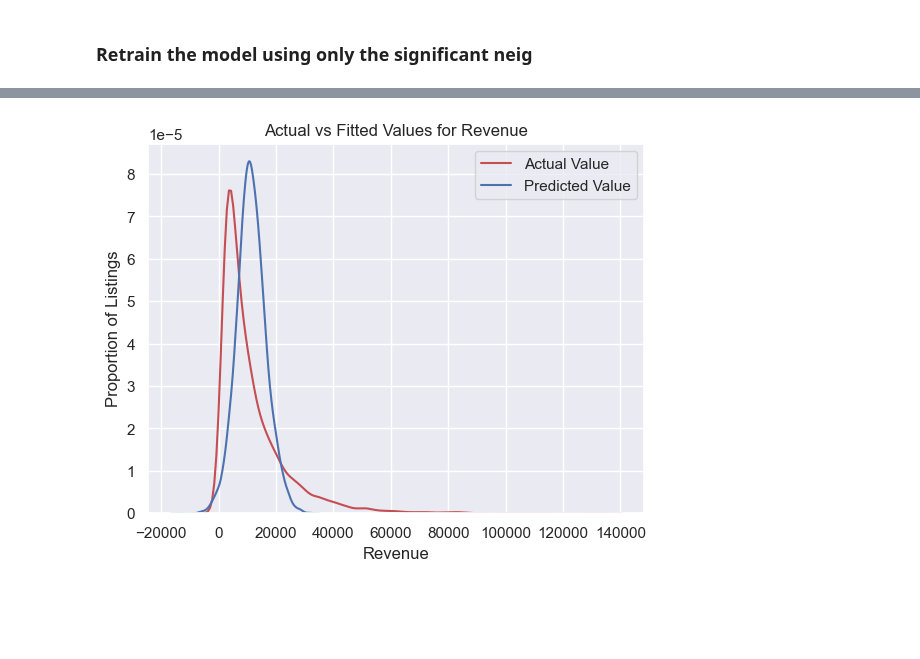
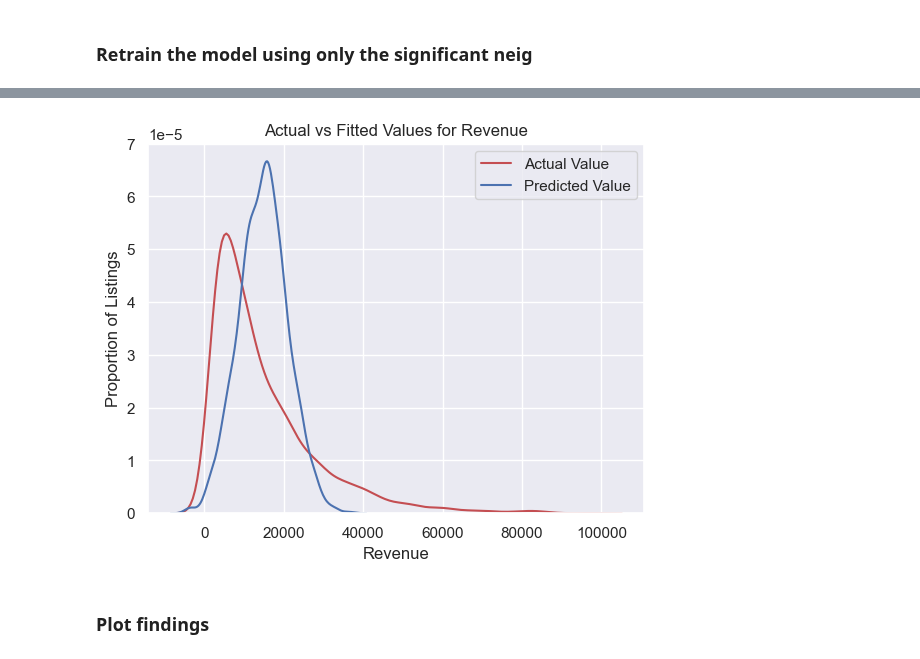
Before and after one commit to S3tuit/jup_lab, a Jupyter notebook: airbnb/airbnb_analysis.ipynb, the cells around one changed output, grey strips where cells are left out. Saved outputs shown, nothing was run; the diff lists cells and outputs as text; code cells hidden in the pictures; blank space fills up the shorter version.

```diff
--- a/airbnb/airbnb_analysis.ipynb
+++ b/airbnb/airbnb_analysis.ipynb
@@ -124,7 +124,7 @@ df[df['bed']>4]['id'].count()
 # %% [output]
 155
 # %%
-df = df[df['bed']<5]
+df = df[df['bed']<6]
 # %% [markdown]
 ### Bath
 # %%
@@ -596,37 +478,13 @@ df2 = df[df['neighbourhood'].isin(good_neig)].copy()
-# %%
-to_predict = 'revenue_ltm'
-
-# I deleted bedroom because it was correlated with beds.
-# That's to avoid multicollinearity
-
-num_col_to_keep = ['price','stars','bed','days_online',
-                 'bath','minimum_nights','room']
-
-cat_col_to_keep = good_neig[:-1]
-col_to_keep2 = num_col_to_keep + cat_col_to_keep
-
-X2 = df[col_to_keep2].copy()
-X2 = sm.add_constant(X2)
-y2 = df[to_predict].copy()
-# %%
-# rename the columns
-pattern = r'[\w_]*'
-
-for col in X2.columns.to_list():
-    new_col = re.findall(pattern=pattern, string=col)
-    new_col = ''.join(new_col)
-    X2.rename(columns={col:new_col}, inplace=True)
 # %%
-formula = f'{to_predict} ~ {X2.columns.to_list()[0]}'
+formula = f'{to_predict} ~ (const)'
 
-for col in X2.columns.to_list()[1:]:
-    if X2[col].max()==1:
-        formula += f' + C({col})'
-    else:
-        formula += f' + {col}'
+for col in num_col_to_keep:
+    formula += f' + {col}'
 
+for col in cat_col_to_keep:
+    formula += f' + C({col})'
 
-model = ols(formula, pd.concat([X2,y2], axis='columns')).fit()
-model.summary()
+model_f = ols(formula, df2).fit()
+model_f.summary()
 # %% [output]
 OLS Regression Results
@@ -696,11 +558,15 @@ yhat2 = model.predict(X2)
 # %%
-ax1 = sns.kdeplot(y2, color="r", label="Actual Value")
+yhat2 = model_f.predict(df2.drop(columns='revenue_ltm'))
+
+ax1 = sns.kdeplot(df2['revenue_ltm'], color="r", label="Actual Value")
 sns.kdeplot(yhat2, color="b", label="Fitted Values" , ax=ax1)
 
 plt.title('Actual vs Fitted Values for Revenue')
 plt.xlabel('Revenue')
 plt.ylabel('Proportion of Listings')
 plt.legend(['Actual Value', 'Predicted Value'])
 plt.show()
 # %% [output]
-[figure, old version]
+[figure, new version]
+# %% [markdown]
+### Plot findings
```
Also changed, not shown: parts of 79 cells of this notebook.
